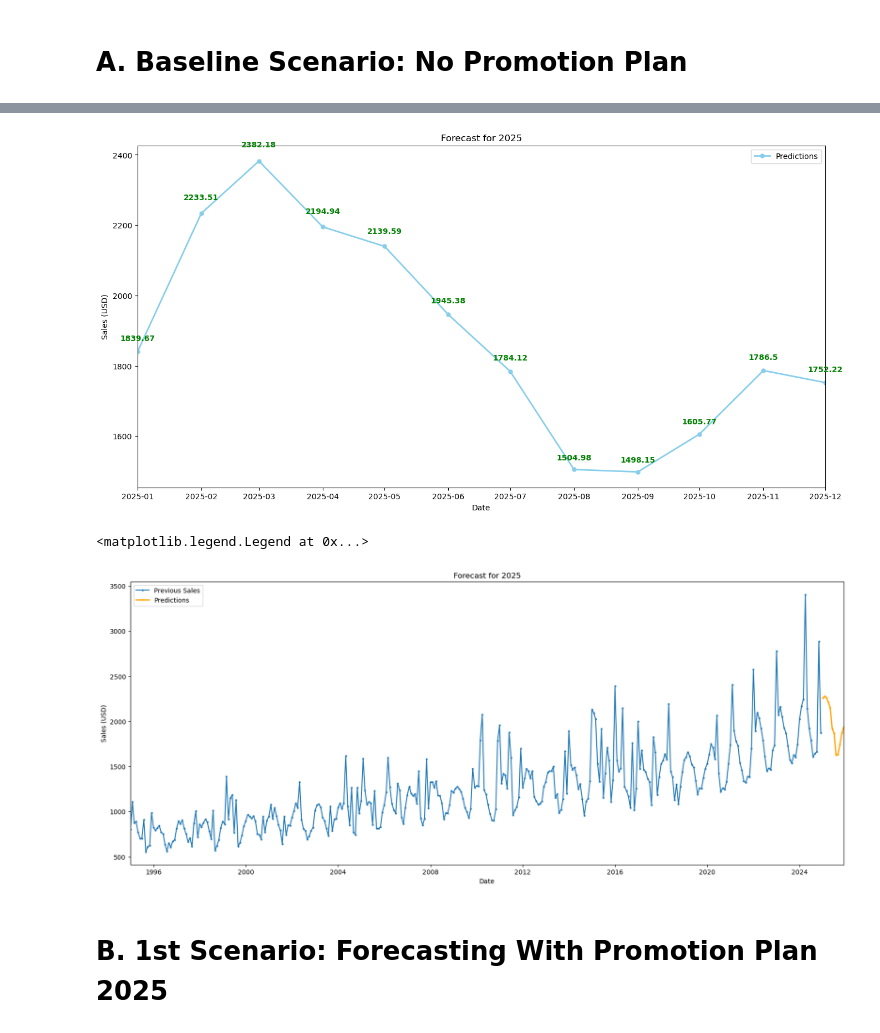
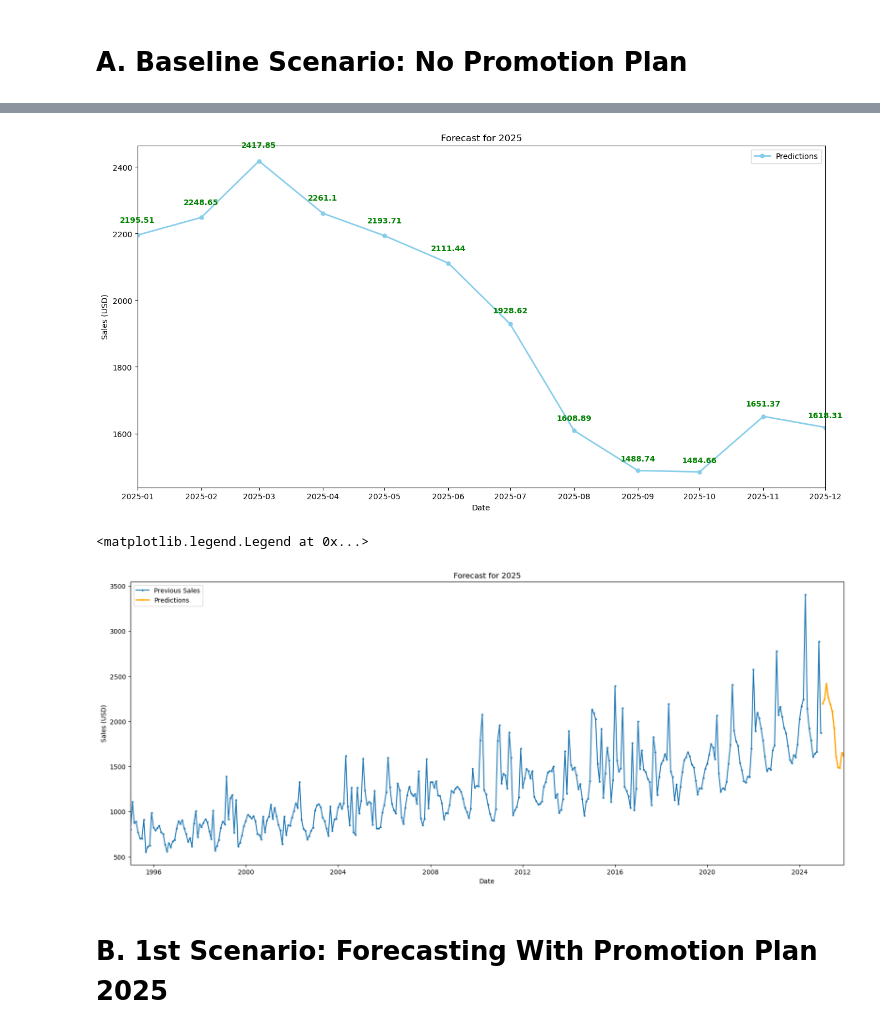
Before and after one commit to Minh-Nguyen-0401/Business-Analytics-Assignment, a Jupyter notebook: forecast_25.ipynb, the cells around one changed output, grey strips where cells are left out. Saved outputs shown, nothing was run; the diff lists cells and outputs as text; code cells hidden in the pictures.

```diff
--- a/forecast_25.ipynb
+++ b/forecast_25.ipynb
@@ -22,11 +23,18 @@ agg = Aggregation(data_dict, required_shiftback=12)
 merged = agg.merge_data()
 
 org_df = merged[agg.org_cols]
+
+# Placeholder for 2025 sales pred
+org_df.loc['2025-01-01':'2025-12-31', 'New_Sales'] = 0
+
 lag_ws = [12, 15]
 org_df = generate_lagged_feats(org_df, ["New_Sales"], lag_ws)
 org_df["Month"] = org_df.index.month.astype(str)
 org_df["Year"] = org_df.index.year
 org_df["Quarter"] = org_df.index.quarter.astype(str)
+
+org_df["Trend_lag"] = seasonal_decompose(org_df["New_Sales"], model="additive", period=12).trend.shift(12)
+org_df["Residual_lag"] = seasonal_decompose(org_df["New_Sales"], model="additive", period=12).resid.shift(12)
 
 # imputation for necessary columns:
 org_df["Promo_Type"] = org_df["Promo_Type"].fillna("No_Promo")
@@ -118,18 +126,23 @@ Trainable params: 45409 (177.38 KB)
 Non-trainable params: 0 (0.00 Byte)
 _________________________________________________________________
 # %%
+sales_prediction = pd.DataFrame(preds, index=nn_X_te.index, columns=["Sales"])
+OUTPUT_DIR = "./models/lstm_2025_evaluation/"
+
+sales_prediction.to_csv(os.path.join(OUTPUT_DIR, "sales_prediction_no_promo.csv"))
+
 # plot preds for 2025
 fig, ax = plt.subplots(figsize = (16,8))
 ax.plot(nn_X_te.index, preds, marker="o", markersize=5, color = "skyblue", linewidth=2)
 ax.set_xlabel("Date")
 ax.set_ylabel("Sales (USD)")
 ax.set_title("Forecast for 2025")
 ax.set_xlim(nn_X_te.index.min(), nn_X_te.index.max())
 ax.legend(["Predictions"])
 for i in range(len(nn_X_te.index)):
     ax.text(nn_X_te.index[i], preds[i]+preds[i]*0.015, str(round(preds[i], 2)), ha='center', va='bottom', fontsize=10, color='green', weight='bold')
 # %% [output]
-[figure, old version]
+[figure, new version]
 # %%
 # plot 2025 along with prev years sales
 fig, ax = plt.subplots(figsize = (20,8))
@@ -144,7 +157,7 @@ ax.legend(["Previous Sales", "Predictions"])
 #     ax.text(nn_X_te.index[i], preds[i]+preds[i]*0.015, str(round(preds[i], 2)), ha='center', va='bottom', fontsize=10, color='green', weight='bold')
 # %% [output]
 <matplotlib.legend.Legend at 0x...>
-[figure, old version]
+[figure, new version]
 # %% [markdown]
 # B. 1st Scenario: Forecasting With Promotion Plan 2025
 # %%
```
Also changed, not shown: parts of 11 cells of this notebook, 12 other files.
